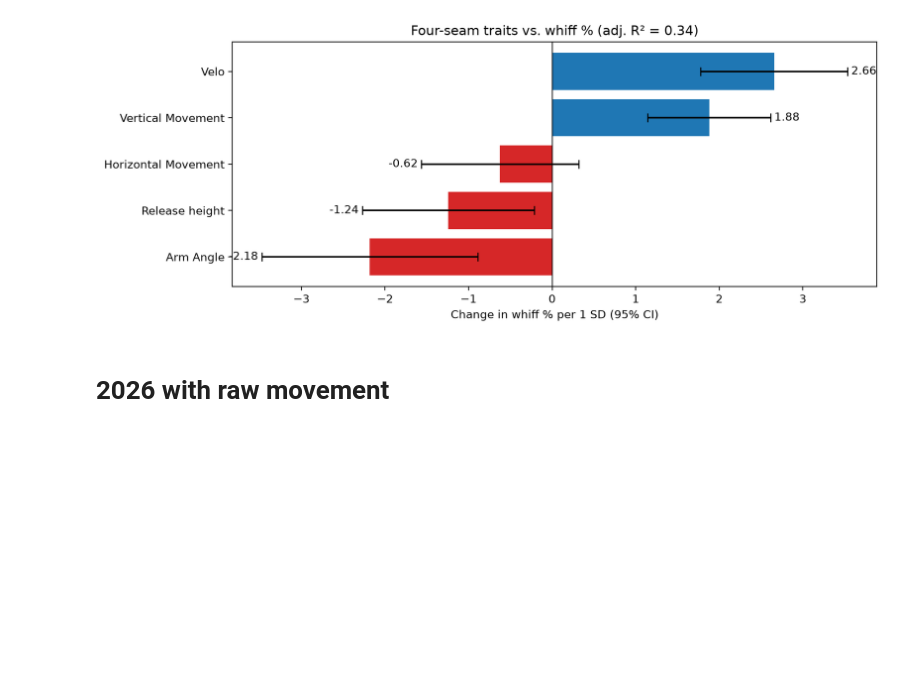
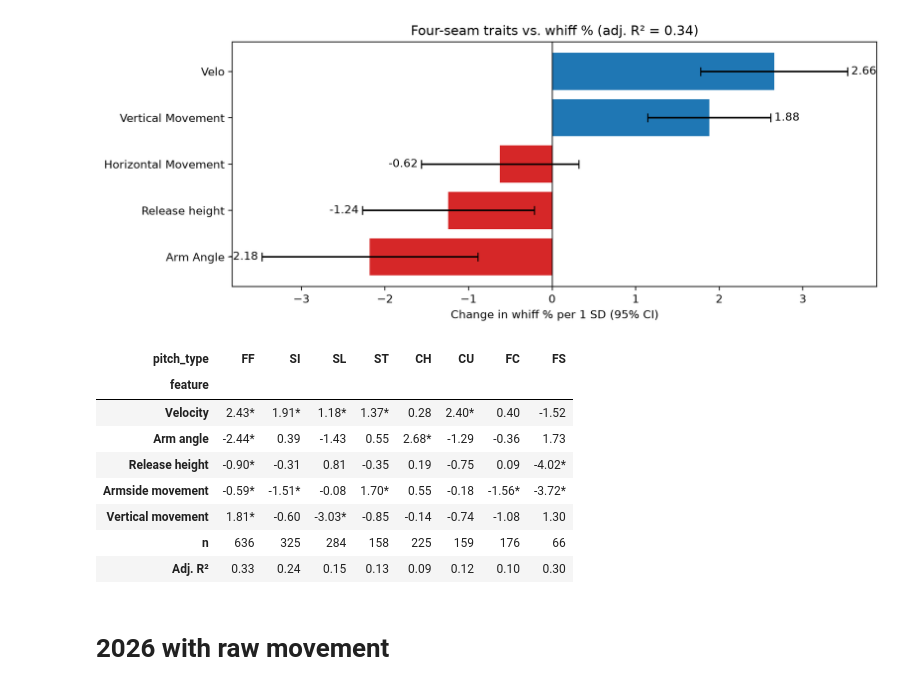
Before and after one commit to CyrusMT123/Baseball-Pitching-Final-Project, a Jupyter notebook: relationships.ipynb, the cells around one changed output. Saved outputs shown, nothing was run; the diff lists cells and outputs as text; code cells hidden in the pictures; blank space fills up the shorter version.

```diff
--- a/relationships.ipynb
+++ b/relationships.ipynb
@@ -280,9 +280,10 @@ def fit_pitch_model(data, pitch_type, features, target='whiff_percent',
     if year is not None:
         years = [year] if np.isscalar(year) else list(year)
         df = df.loc[df['year'].isin(years)]
-    df = df.dropna(subset=features + [target, weight])
+    df = df.dropna(subset=features + [target] + ([weight] if weight else []))
 
-    X, y, w = df[features], df[target], df[weight]
+    X, y = df[features], df[target]
+    w = df[weight] if weight else pd.Series(1.0, index=df.index)
     n, p = X.shape
     if n <= p + 1:
         raise ValueError(f'{pitch_type} {year}: only {n} rows for {p} features')
@@ -493,5 +494,27 @@ plt.tight_layout()
 plt.show()
 # %% [output]
 [figure]
+# %%
+def fmt(row):
+    stars = '*' if row.p_value < .05 else ''
+    return f"{row.coef:.2f}{stars}"
+
+summary = (tbl.apply(fmt, axis=1).unstack('pitch_type')
+              .rename(index=FEATURE_LABELS)
+              .loc[:, list(results)])
+
+summary.loc['n'] = [results[pt]['n'] for pt in summary.columns]
+summary.loc['Adj. R²'] = [f"{results[pt]['r2_adj']:.2f}" for pt in summary.columns]
+summary
+# %% [output]
+| pitch_type | FF | SI | SL | ST | CH | CU | FC | FS |
+| feature |  |  |  |  |  |  |  |  |
+| Velocity | 2.43* | 1.91* | 1.18* | 1.37* | 0.28 | 2.40* | 0.40 | -1.52 |
+| Arm angle | -2.44* | 0.39 | -1.43 | 0.55 | 2.68* | -1.29 | -0.36 | 1.73 |
+| Release height | -0.90* | -0.31 | 0.81 | -0.35 | 0.19 | -0.75 | 0.09 | -4.02* |
+| Armside movement | -0.59* | -1.51* | -0.08 | 1.70* | 0.55 | -0.18 | -1.56* | -3.72* |
+| Vertical movement | 1.81* | -0.60 | -3.03* | -0.85 | -0.14 | -0.74 | -1.08 | 1.30 |
+| n | 636 | 325 | 284 | 158 | 225 | 159 | 176 | 66 |
+| Adj. R² | 0.33 | 0.24 | 0.15 | 0.13 | 0.09 | 0.12 | 0.10 | 0.30 |
 # %% [markdown]
 # 2026 with raw movement
```
Also changed, not shown: parts of 2 cells of this notebook, 10 other files.
